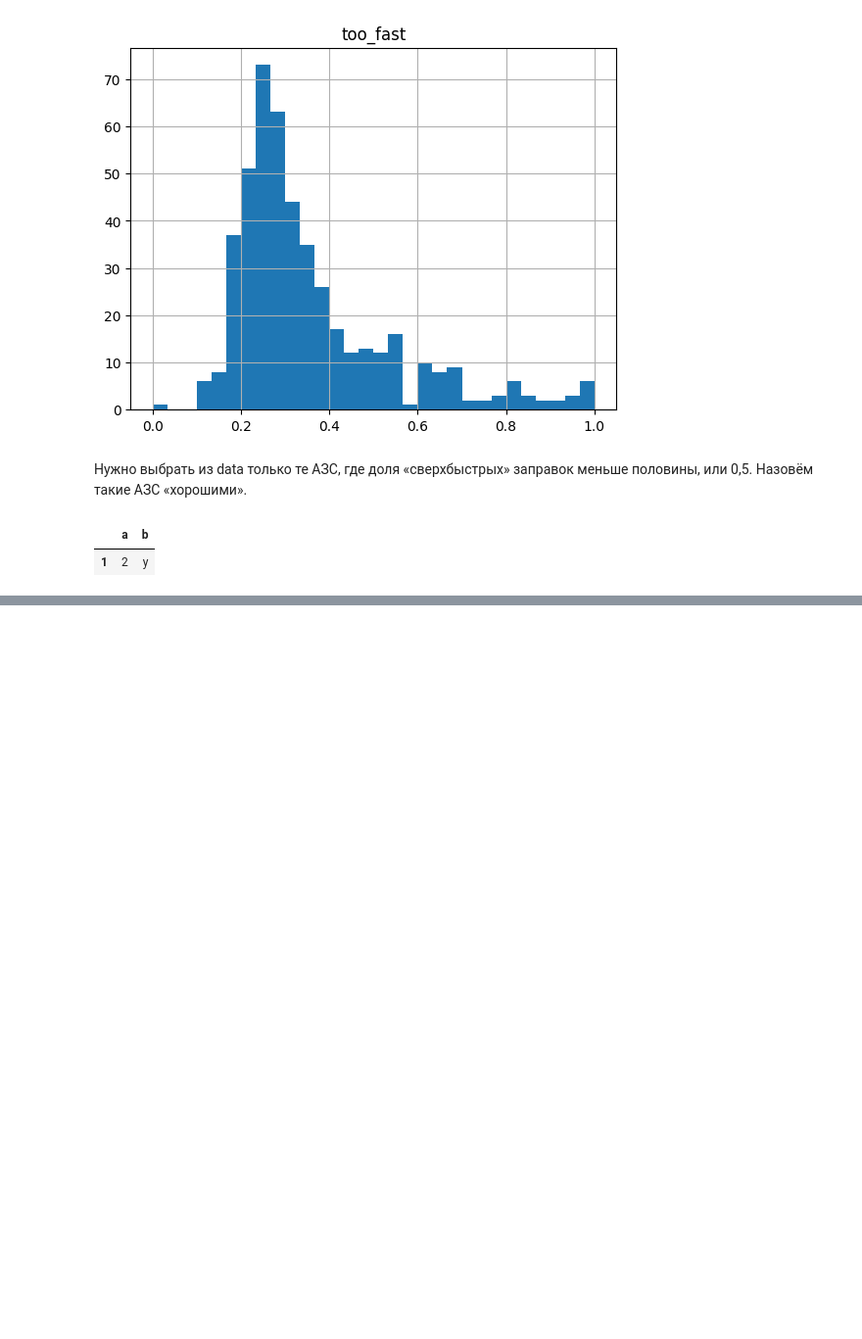
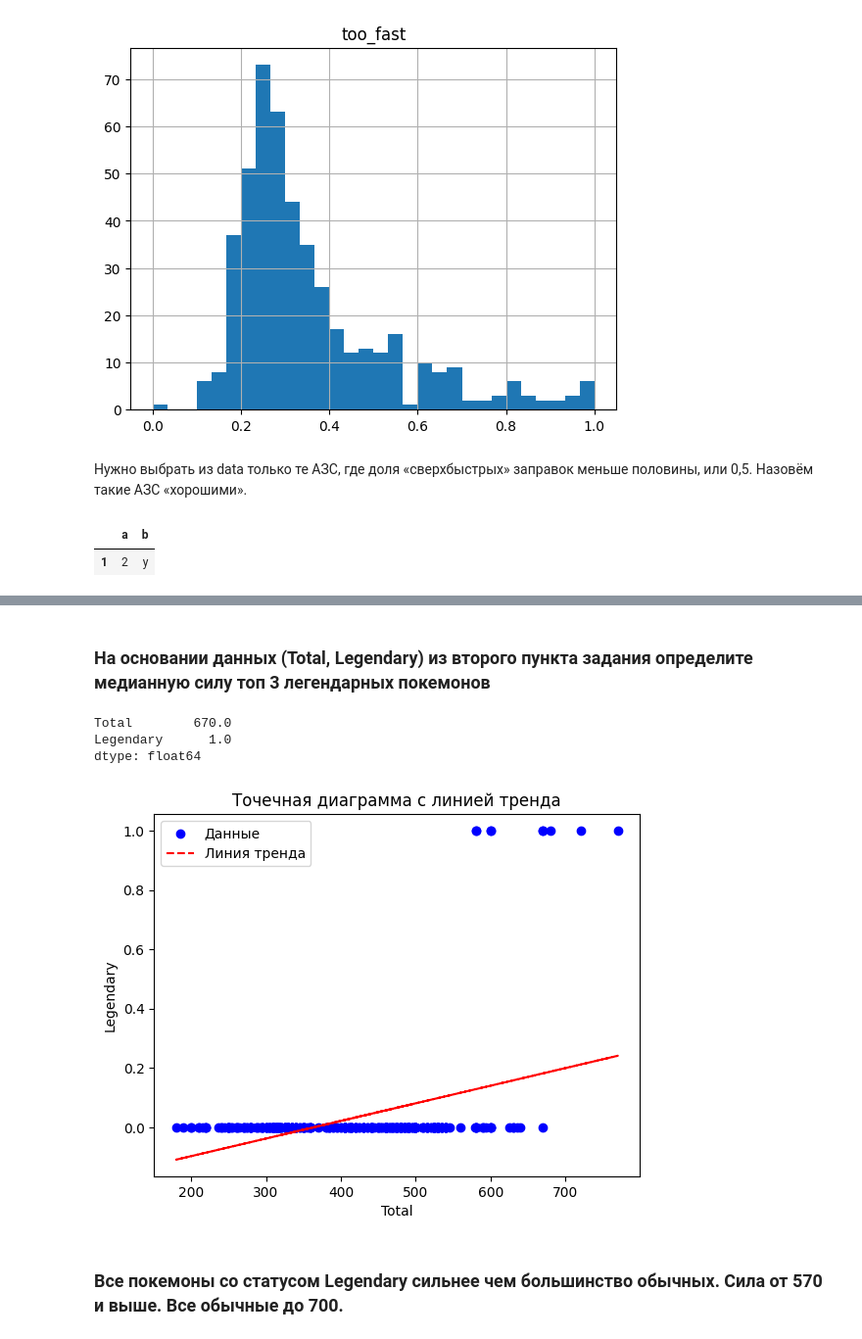
Before and after one commit to whogavehope/Learning-data-analysis, a Jupyter notebook: Курс Яндекс Часть 1.ipynb, the cells around one changed output, grey strips where cells are left out. Shown: that part at 98% size. Drawn from its saved outputs; the diff is of its cells as text; code cells hidden in the pictures; blank space fills up the shorter version.

```diff
--- a/Курс Яндекс Часть 1.ipynb
+++ b/Курс Яндекс Часть 1.ipynb
@@ -1479,0 +1576,3 @@ df.query('a in @x')
+# %%
+top_3_frequent = grouped_data_sorted.head(3)
+top_3_frequent
@@ -1479,0 +1600,3 @@ df.query('a in @x')
+# %%
+filtered_pokemon = pokemon[pokemon["Type 1"].isin(top_3_frequent['Type 1'].tolist())][['Total','Legendary']]
+filtered_pokemon
@@ -1479,0 +1617,38 @@ df.query('a in @x')
+# %% [markdown]
+### На основании данных (Total, Legendary) из второго пункта задания определите медианную силу топ 3 легендарных покемонов
+# %%
+filtered_pokemon[filtered_pokemon['Legendary'] == True].median()
+# %% [output]
+Total        670.0
+Legendary      1.0
+dtype: float64
+# %%
+import numpy as np
+import matplotlib.pyplot as plt
+
+# Пример данных
+x = filtered_pokemon['Total']  # Ось X
+y = filtered_pokemon['Legendary']  # Ось Y
+
+# Построение точечной диаграммы
+plt.scatter(x, y, color='blue', label='Данные')
+
+# Расчет коэффициентов для линии тренда (полином первой степени)
+coefficients = np.polyfit(x, y, 1)  # 1 указывает на линейную аппроксимацию
+trend_line = np.poly1d(coefficients)
+
+# Построение линии тренда
+plt.plot(x, trend_line(x), color='red', linestyle='--', label='Линия тренда')
+
+# Добавление подписей и легенды
+plt.xlabel("Total")
+plt.ylabel("Legendary")
+plt.title("Точечная диаграмма с линией тренда")
+plt.legend()
+
+# Отображение графика
+plt.show()
+# %% [output]
+[figure, added]
+# %% [markdown]
+### Все покемоны со статусом Legendary сильнее чем большинство обычных. Сила от 570 и выше. Все обычные до 700.
```
Also changed, not shown: parts of 25 cells of this notebook, 3 other files.
